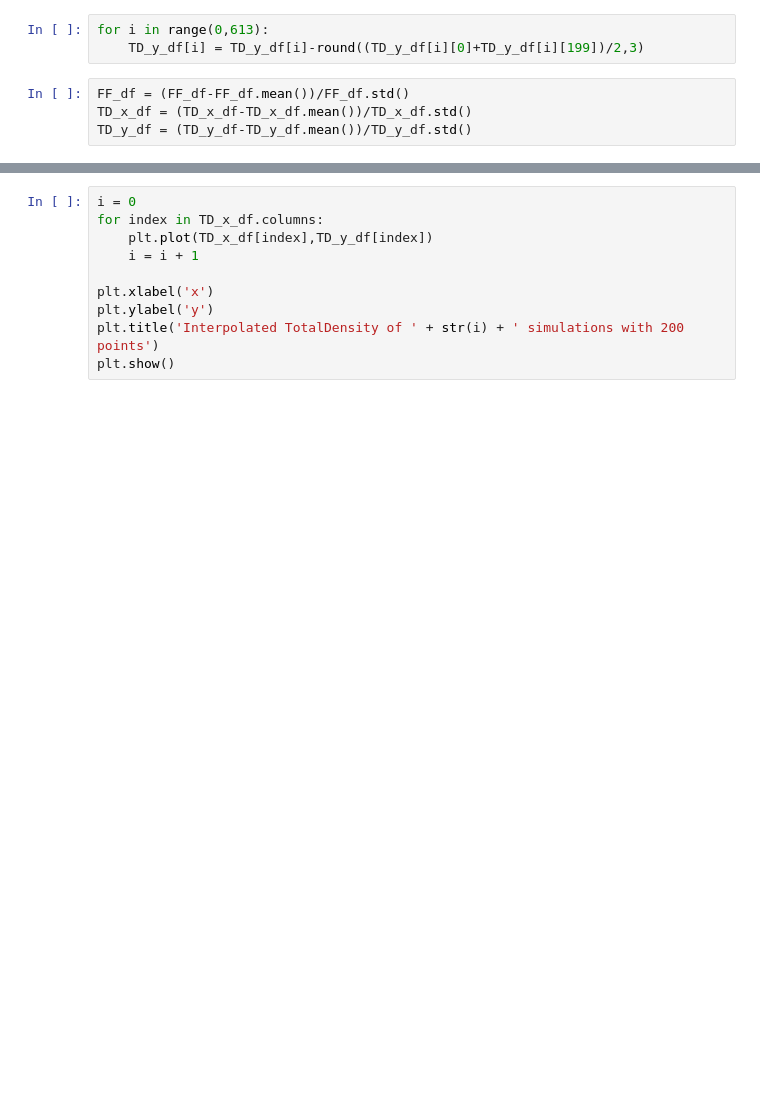
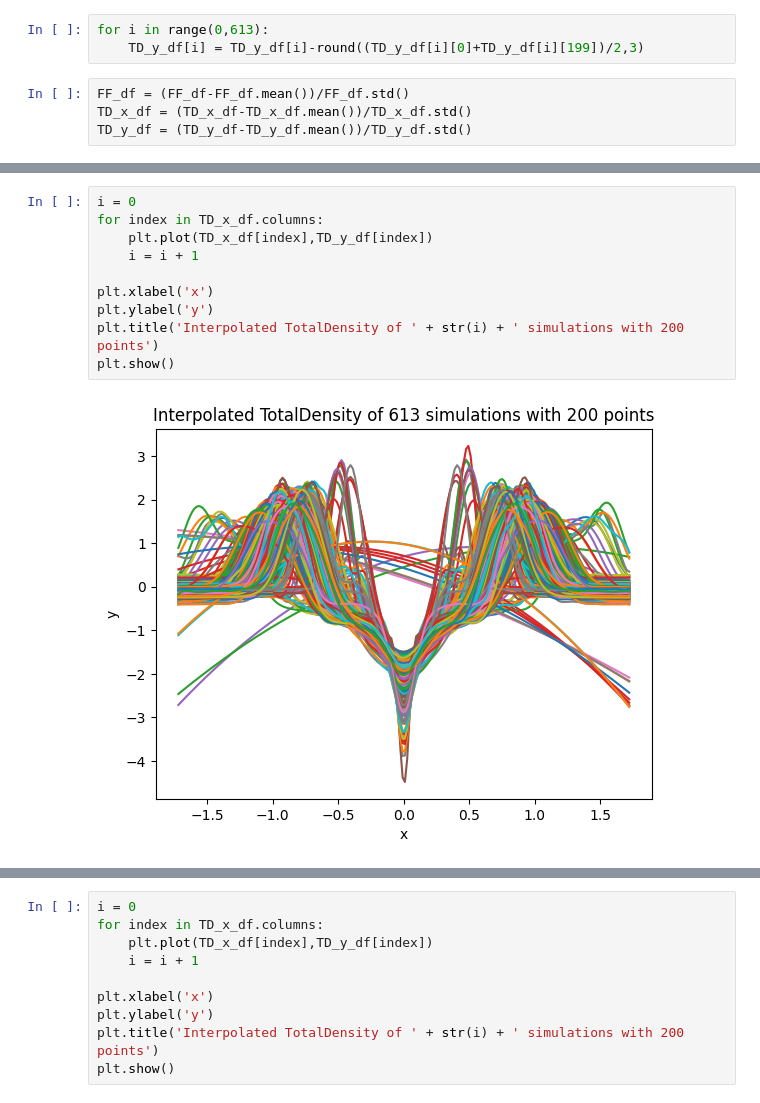
Before and after one commit to K123AsJ0k1/CellScatter, a Jupyter notebook: DL_model_7.ipynb, the cells around one changed output, grey strips where cells are left out. Cells and saved outputs as stored; diff of their text form; blank space fills up the shorter version.

```diff
--- a/DL_model_7.ipynb
+++ b/DL_model_7.ipynb
@@ -31,3 +62,15 @@ TD_y_df = (TD_y_df-TD_y_df.mean())/TD_y_df.std()
+# %%
+i = 0
+for index in TD_x_df.columns:
+    plt.plot(TD_x_df[index],TD_y_df[index])
+    i = i + 1
+
+plt.xlabel('x')
+plt.ylabel('y')
+plt.title('Interpolated TotalDensity of ' + str(i) + ' simulations with 200 points')
+plt.show()
+# %% [output]
+[figure, added]
 # %%
 outlier_column_indexes = set([])
 
```
Also changed, not shown: parts of 4 cells of this notebook, 2 other files.
